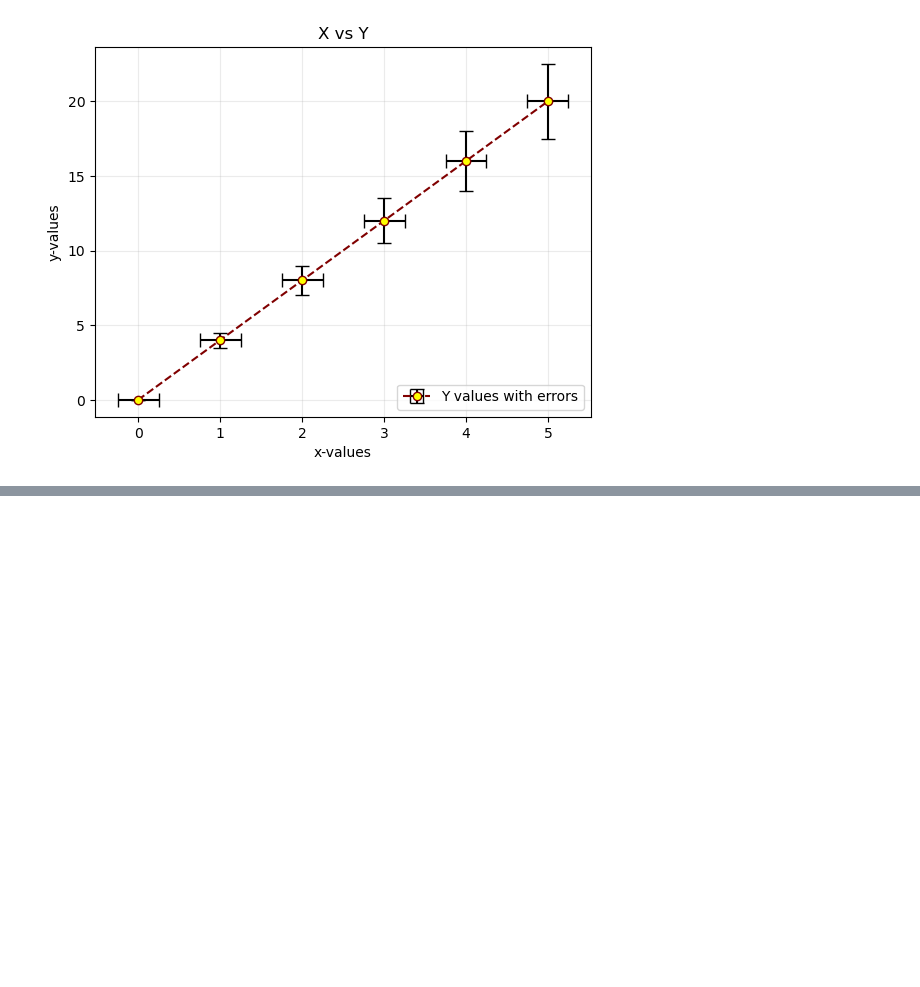
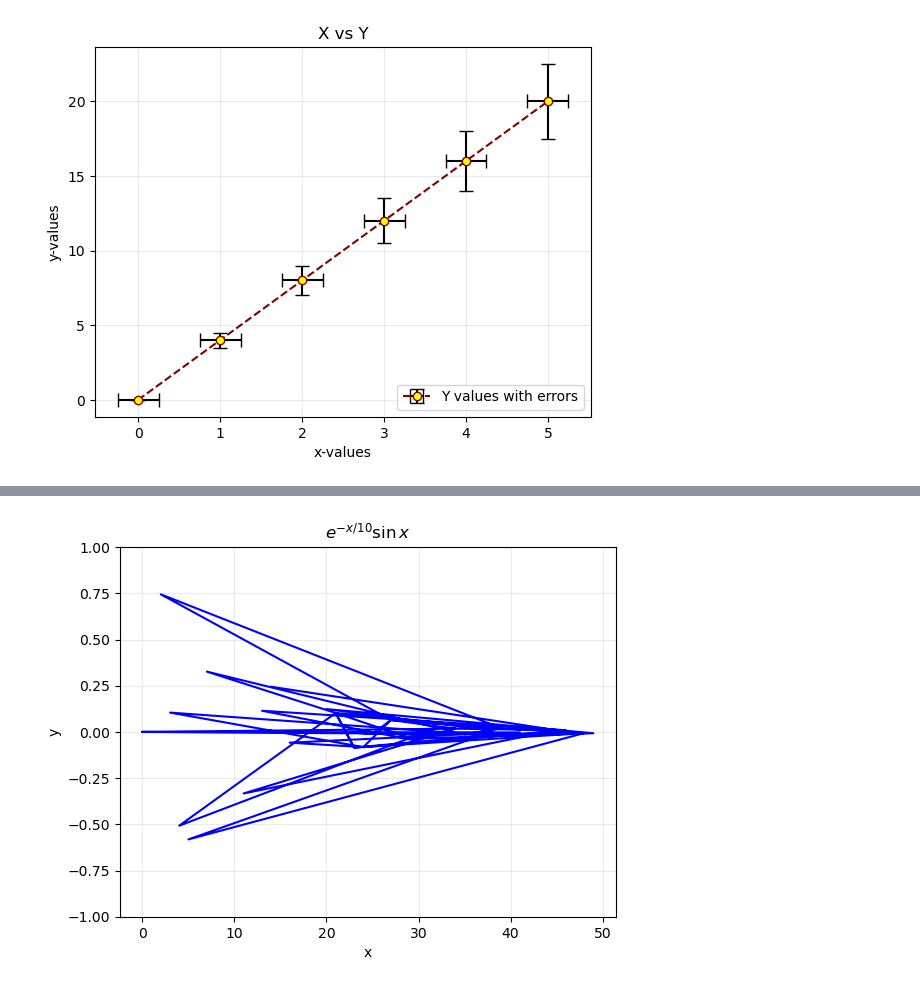
Before and after one commit to SPS-SP2273/learning-portfolio-2025-january-caitlinsylim, a Jupyter notebook: 7.2_plotting__exercises/plotting_(need)_exercises.ipynb, the cells around one changed output, grey strips where cells are left out. Drawn from its saved outputs; the diff is of its cells as text; code cells hidden in the pictures; blank space fills up the shorter version.

Commit message:
11feb_plotting_need_exercise

```diff
--- a/7.2_plotting__exercises/plotting_(need)_exercises.ipynb
+++ b/7.2_plotting__exercises/plotting_(need)_exercises.ipynb
@@ -26,0 +29,12 @@ plt.show()
+# %%
+import matplotlib.pyplot as plt
+
+#For generic random numbers
+
+from numpy import random
+import numpy as np
+x = np.random.randint(50, size=50)
+
+print(x)
+
+x_array = np.array(x)
@@ -26,0 +45,4 @@ plt.show()
+# %%
+y_array = np.exp(-x/10) * np.sin(x)
+
+print(y_array)
@@ -26,0 +63,14 @@ plt.show()
+# %%
+x_graph = x_array
+y_graph = y_array
+
+plt.plot(x_graph, y_graph,
+             color='blue')
+plt.xlabel('x')
+plt.ylabel('y')
+plt.ylim([-1,1])
+plt.title('$e^{-x/10}\sin x$')
+plt.grid(alpha=.25)
+plt.show()
+# %% [output]
+[figure, added]
```
Also changed, not shown: parts of 3 cells of this notebook.
